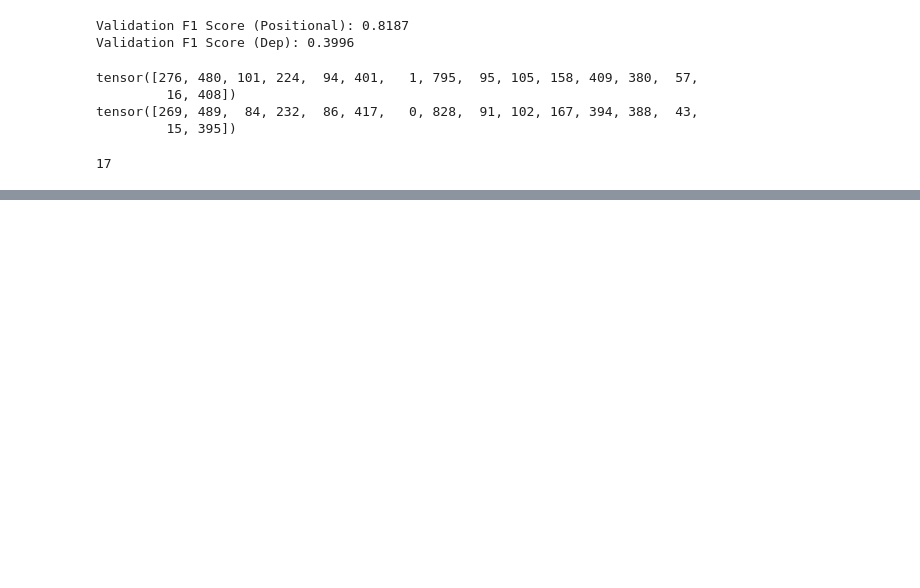
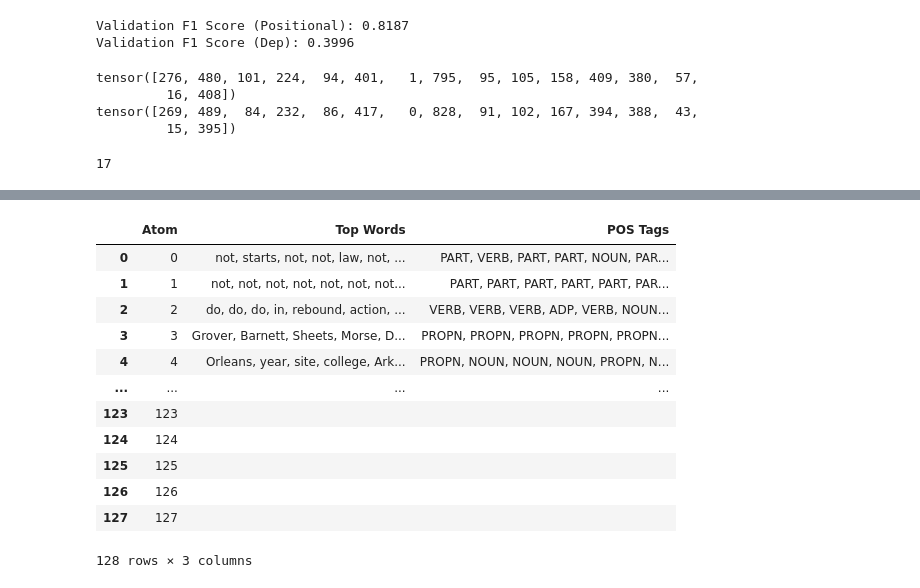
Before and after one commit to matthieu-perso/mechanistic_decomposition_sentences, a Jupyter notebook: 2_dictionary.ipynb, the cells around one changed output, grey strips where cells are left out. Cells and saved outputs as stored; diff of their text form; code cells hidden in the pictures; blank space fills up the shorter version.

```diff
--- a/2_dictionary.ipynb
+++ b/2_dictionary.ipynb
@@ -703,0 +692,54 @@ plot_atom_pos_heatmap(model, le_pos.classes_)
+# %%
+# Extend existing `top_words_per_atom` by adding a `pos` column
+top_words_with_pos = top_words_per_atom.copy()
+
+# Merge back with the original dataset to get POS tag for each word/sentence pair
+top_words_with_pos = top_words_with_pos.merge(
+    df[['word', 'sentence', 'pos']],
+    on=['word', 'sentence'],
+    how='left'
+)
+
+# Replace any missing POS with "UNK"
+top_words_with_pos['pos'] = top_words_with_pos['pos'].fillna("UNK")
+
+def summarize_top_words_with_pos_style(top_words_with_pos, atom_indices, top_k=10):
+    summary_rows = []
+
+    for atom in atom_indices:
+        df = top_words_with_pos[top_words_with_pos['atom'] == atom].head(top_k)
+        words = df['word'].tolist()
+        pos_tags = df['pos'].tolist()
+
+        summary_rows.append({
+            'Atom': atom,
+            'Top Words': ", ".join(words),
+            'POS Tags': ", ".join(pos_tags)
+        })
+
+    return pd.DataFrame(summary_rows)
+
+selected_atoms = range(128)
+
+summary_df = summarize_top_words_with_pos_style(
+    top_words_with_pos=top_words_with_pos,
+    atom_indices=selected_atoms,
+    top_k=10
+)
+
+from IPython.display import display
+display(summary_df)
+# %% [output]
+|  | Atom | Top Words | POS Tags |
+| 0 | 0 | not, starts, not, not, law, not, ... | PART, VERB, PART, PART, NOUN, PAR... |
+| 1 | 1 | not, not, not, not, not, not, not... | PART, PART, PART, PART, PART, PAR... |
+| 2 | 2 | do, do, do, in, rebound, action, ... | VERB, VERB, VERB, ADP, VERB, NOUN... |
+| 3 | 3 | Grover, Barnett, Sheets, Morse, D... | PROPN, PROPN, PROPN, PROPN, PROPN... |
+| 4 | 4 | Orleans, year, site, college, Ark... | PROPN, NOUN, NOUN, NOUN, PROPN, N... |
+| ... | ... | ... | ... |
+| 123 | 123 |  |  |
+| 124 | 124 |  |  |
+| 125 | 125 |  |  |
+| 126 | 126 |  |  |
+| 127 | 127 |  |  |
+128 rows × 3 columns
```
Also changed, not shown: parts of 26 cells of this notebook.
